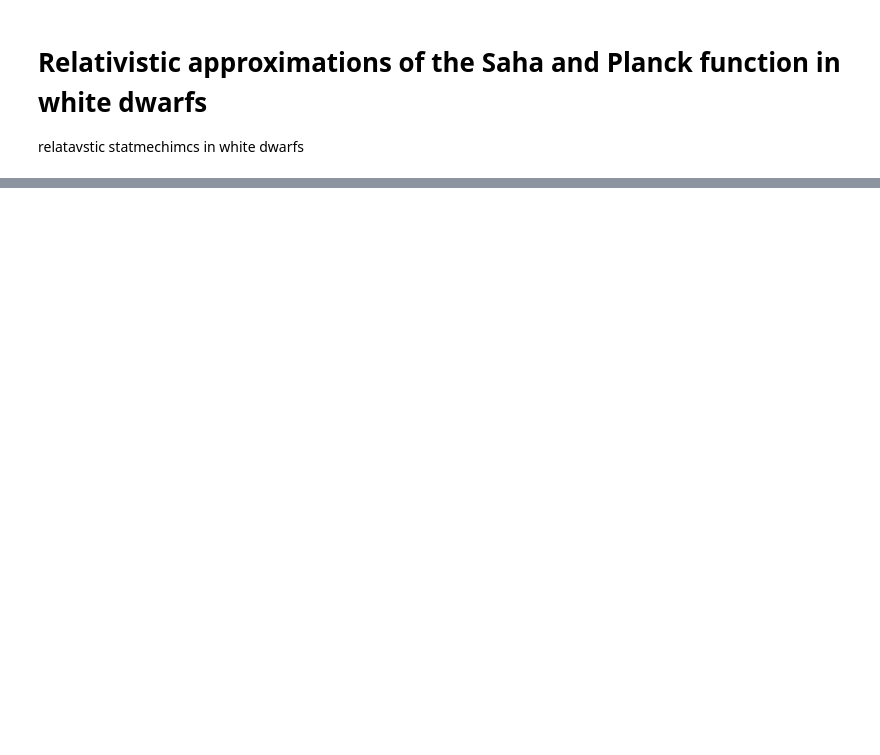
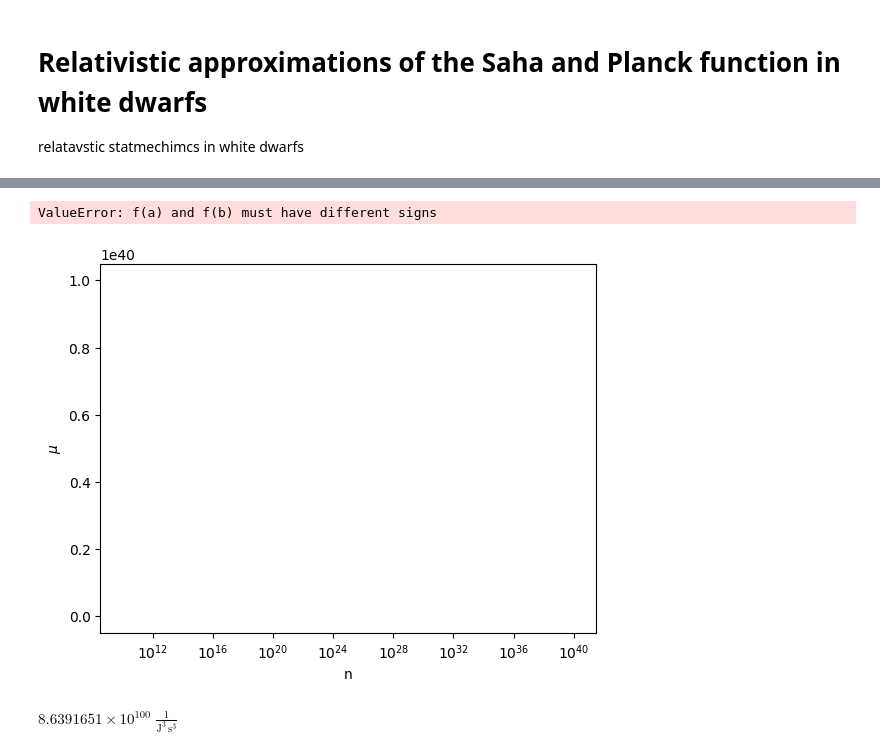
Before and after one commit to EricMullerAU/Stars-Project, a Jupyter notebook: Jason_crap/rel_start.ipynb, the cells around one changed output, grey strips where cells are left out. Drawn from its saved outputs; the diff is of its cells as text; code cells hidden in the pictures; blank space fills up the shorter version.

```diff
--- a/Jason_crap/rel_start.ipynb
+++ b/Jason_crap/rel_start.ipynb
@@ -12,7 +12,7 @@ import astropy.units as u
 T = np.logspace(10, 20, 100)
 n = np.logspace(20, 30, 100)
 
-A = c.h**3 *c.c**5 / (8*np.pi* c.k_B**3)
+A = c.h**3 *c.c**5 / (16*np.pi* c.k_B**3)
 A = A.value
 B = c.m_p**2 * c.c**4
 B = B.value
@@ -83,0 +56,50 @@ Error:
+# %%
+# solve numerically the equation
+# $ n = \frac{8 \pi}{h^3} \int_0^\infty \frac{p^2 dp}{e^{ ( -\mu + \sqrt{mc^2 + p^2})/kT} + 1} $
+
+T = 100000
+def integrand(p, mu, T):
+    AAA = (mu + np.sqrt(c.m_p.value**2 * c.c.value**4 + p**2))/ (c.k_B.value* T)
+    #print(AAA)
+    exp = np.exp( AAA )
+    #print(exp)
+    return p**2 / (exp + 1)
+
+def f(mu, T, n):
+    return n - 8*np.pi/(c.h.value**3) * scipy.integrate.quad(integrand, 0, np.inf, args=(mu, T))[0]
+
+
+mu = scipy.optimize.brentq(f, -1e-10, 1e-10, args=(T, n[34]))
+
+# use f solve to find mu
+# mu = scipy.optimize.fsolve(f, 1e-10, args=(T, n[34]))
+
+for i in np.logspace(10, 40, 100):
+    #mu = scipy.optimize.fsolve(f, 442, args=(T, i))
+    mu = scipy.optimize.brentq(f, 0.01, 1e50, args=(T, i))
+    plt.plot(i, mu, 'o')
+
+plt.xlabel('n')
+plt.ylabel('$\mu$')
+
+plt.show()
+# %% [output]
+ValueError: f(a) and f(b) must have different signs
+# %%
+# plot f as a function of n
+# for different T
+
+for i in np.logspace(10, 40, 100):
+    plt.plot(i, f(1e10, 1e5, i))
+
+plt.xlabel('n')
+plt.ylabel('$\mu$')
+plt.xscale('log')
+# plt.yscale('log')
+plt.show()
+# %% [output]
+[figure, added]
+# %%
+8*np.pi/(c.h**3)
+# %% [output]
+$8.6391651 \times 10^{100} \; \mathrm{\frac{1}{J^{3}\,s^{3}}}$
```
Also changed, not shown: parts of 9 cells of this notebook.
